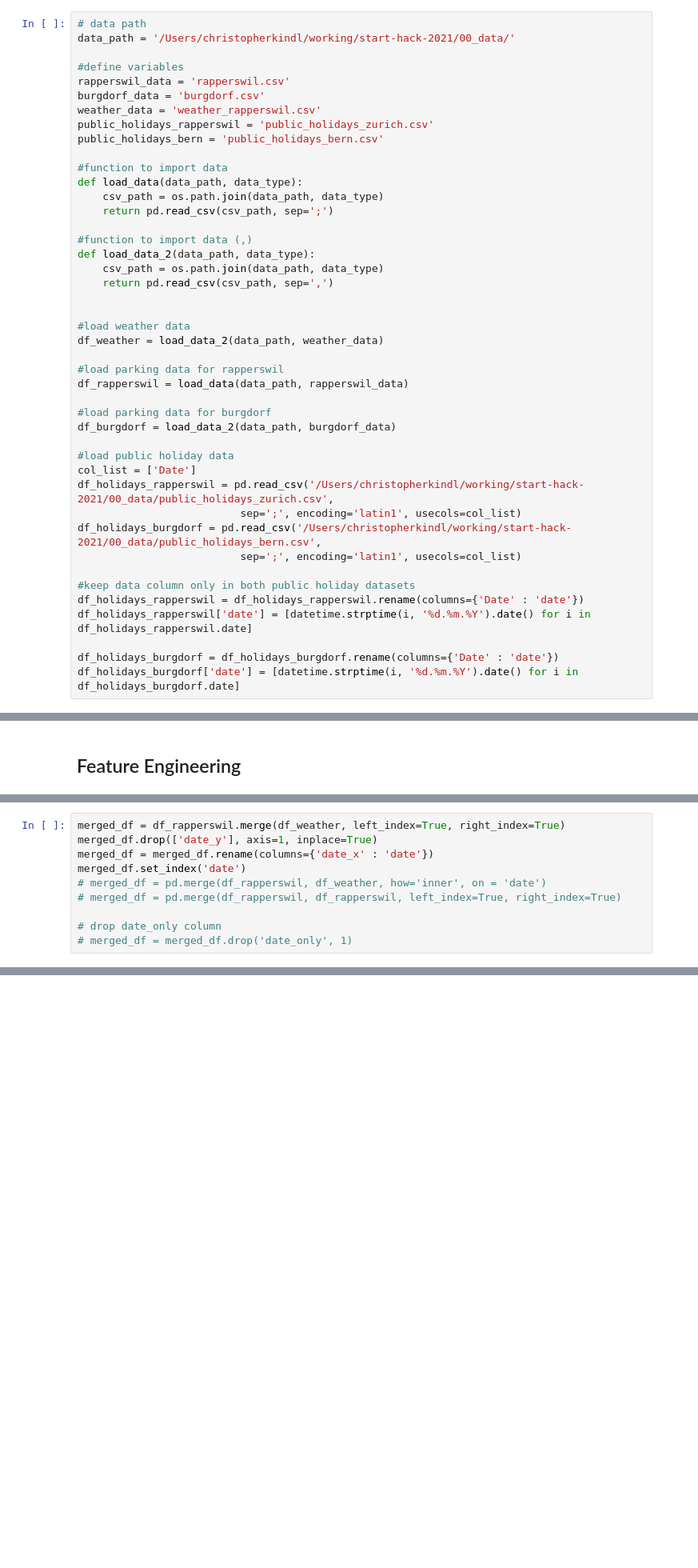
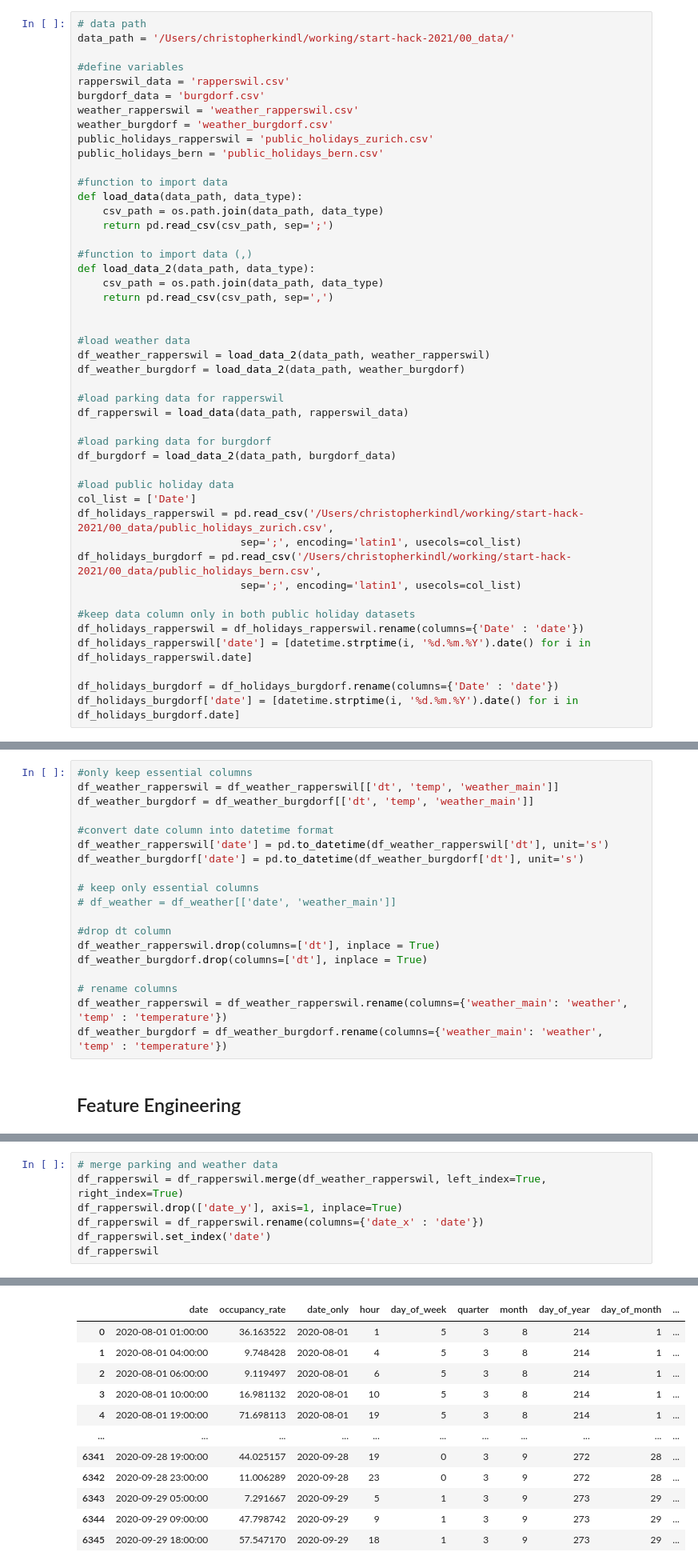
Before and after one commit to christopherkindl/start-hack-2021, a Jupyter notebook: 01_ml/time_series_model.ipynb, the cells around one changed output, grey strips where cells are left out. Shown at 80% size. Cells and saved outputs as stored; diff of their text form; blank space fills up the shorter version.

```diff
--- a/01_ml/time_series_model.ipynb
+++ b/01_ml/time_series_model.ipynb
@@ -91,7 +91,8 @@ data_path = '/Users/christopherkindl/working/start-hack-2021/00_data/'
 #define variables
 rapperswil_data = 'rapperswil.csv'
 burgdorf_data = 'burgdorf.csv'
-weather_data = 'weather_rapperswil.csv'
+weather_rapperswil = 'weather_rapperswil.csv'
+weather_burgdorf = 'weather_burgdorf.csv'
 public_holidays_rapperswil = 'public_holidays_zurich.csv'
 public_holidays_bern = 'public_holidays_bern.csv'
 
@@ -107,7 +108,8 @@ def load_data_2(data_path, data_type):
 
 
 #load weather data
-df_weather = load_data_2(data_path, weather_data)
+df_weather_rapperswil = load_data_2(data_path, weather_rapperswil)
+df_weather_burgdorf = load_data_2(data_path, weather_burgdorf)
 
 #load parking data for rapperswil
 df_rapperswil = load_data(data_path, rapperswil_data)
@@ -182,3 +180,22 @@ print(df_burgdorf['date'].max())
+# %%
+#only keep essential columns
+df_weather_rapperswil = df_weather_rapperswil[['dt', 'temp', 'weather_main']]
+df_weather_burgdorf = df_weather_burgdorf[['dt', 'temp', 'weather_main']]
+
+#convert date column into datetime format
+df_weather_rapperswil['date'] = pd.to_datetime(df_weather_rapperswil['dt'], unit='s')
+df_weather_burgdorf['date'] = pd.to_datetime(df_weather_burgdorf['dt'], unit='s')
+
+# keep only essential columns
+# df_weather = df_weather[['date', 'weather_main']]
+
+#drop dt column
+df_weather_rapperswil.drop(columns=['dt'], inplace = True)
+df_weather_burgdorf.drop(columns=['dt'], inplace = True)
+
+# rename columns
+df_weather_rapperswil = df_weather_rapperswil.rename(columns={'weather_main': 'weather', 'temp' : 'temperature'})
+df_weather_burgdorf = df_weather_burgdorf.rename(columns={'weather_main': 'weather', 'temp' : 'temperature'})
 # %% [markdown]
 ## Feature Engineering
 # %% [markdown]
@@ -285,25 +316,34 @@ df_rapperswil.set_index('date')
 # %%
-merged_df = df_rapperswil.merge(df_weather, left_index=True, right_index=True)
-merged_df.drop(['date_y'], axis=1, inplace=True)
-merged_df = merged_df.rename(columns={'date_x' : 'date'})
-merged_df.set_index('date')
-# merged_df = pd.merge(df_rapperswil, df_weather, how='inner', on = 'date')
-# merged_df = pd.merge(df_rapperswil, df_rapperswil, left_index=True, right_index=True)
-
-# drop date_only column
-# merged_df = merged_df.drop('date_only', 1)
+# merge parking and weather data
+df_rapperswil = df_rapperswil.merge(df_weather_rapperswil, left_index=True, right_index=True)
+df_rapperswil.drop(['date_y'], axis=1, inplace=True)
+df_rapperswil = df_rapperswil.rename(columns={'date_x' : 'date'})
+df_rapperswil.set_index('date')
+df_rapperswil
 # %% [output]
 |  | occupancy_rate | date_only | hour | day_of_week | quarter | month | day_of_year | day_of_month | ... |
 | date |  |  |  |  |  |  |  |  | ... |
 | 2020-08-01 01:00:00 | 36.163522 | 2020-08-01 | 1 | 5 | 3 | 8 | 214 | 1 | ... |
 | 2020-08-01 04:00:00 | 9.748428 | 2020-08-01 | 4 | 5 | 3 | 8 | 214 | 1 | ... |
 | 2020-08-01 06:00:00 | 9.119497 | 2020-08-01 | 6 | 5 | 3 | 8 | 214 | 1 | ... |
 | 2020-08-01 10:00:00 | 16.981132 | 2020-08-01 | 10 | 5 | 3 | 8 | 214 | 1 | ... |
 | 2020-08-01 19:00:00 | 71.698113 | 2020-08-01 | 19 | 5 | 3 | 8 | 214 | 1 | ... |
 | ... | ... | ... | ... | ... | ... | ... | ... | ... | ... |
 | 2020-09-28 19:00:00 | 44.025157 | 2020-09-28 | 19 | 0 | 3 | 9 | 272 | 28 | ... |
 | 2020-09-28 23:00:00 | 11.006289 | 2020-09-28 | 23 | 0 | 3 | 9 | 272 | 28 | ... |
 | 2020-09-29 05:00:00 | 7.291667 | 2020-09-29 | 5 | 1 | 3 | 9 | 273 | 29 | ... |
 | 2020-09-29 09:00:00 | 47.798742 | 2020-09-29 | 9 | 1 | 3 | 9 | 273 | 29 | ... |
 | 2020-09-29 18:00:00 | 57.547170 | 2020-09-29 | 18 | 1 | 3 | 9 | 273 | 29 | ... |
 6346 rows × 11 columns
+|  | date | occupancy_rate | date_only | hour | day_of_week | quarter | month | day_of_year | day_of_month | ... |
+| 0 | 2020-08-01 01:00:00 | 36.163522 | 2020-08-01 | 1 | 5 | 3 | 8 | 214 | 1 | ... |
+| 1 | 2020-08-01 04:00:00 | 9.748428 | 2020-08-01 | 4 | 5 | 3 | 8 | 214 | 1 | ... |
+| 2 | 2020-08-01 06:00:00 | 9.119497 | 2020-08-01 | 6 | 5 | 3 | 8 | 214 | 1 | ... |
+| 3 | 2020-08-01 10:00:00 | 16.981132 | 2020-08-01 | 10 | 5 | 3 | 8 | 214 | 1 | ... |
+| 4 | 2020-08-01 19:00:00 | 71.698113 | 2020-08-01 | 19 | 5 | 3 | 8 | 214 | 1 | ... |
+| ... | ... | ... | ... | ... | ... | ... | ... | ... | ... | ... |
+| 6341 | 2020-09-28 19:00:00 | 44.025157 | 2020-09-28 | 19 | 0 | 3 | 9 | 272 | 28 | ... |
+| 6342 | 2020-09-28 23:00:00 | 11.006289 | 2020-09-28 | 23 | 0 | 3 | 9 | 272 | 28 | ... |
+| 6343 | 2020-09-29 05:00:00 | 7.291667 | 2020-09-29 | 5 | 1 | 3 | 9 | 273 | 29 | ... |
+| 6344 | 2020-09-29 09:00:00 | 47.798742 | 2020-09-29 | 9 | 1 | 3 | 9 | 273 | 29 | ... |
+| 6345 | 2020-09-29 18:00:00 | 57.547170 | 2020-09-29 | 18 | 1 | 3 | 9 | 273 | 29 | ... |
```
Also changed, not shown: parts of 20 cells of this notebook, 4 other files.
